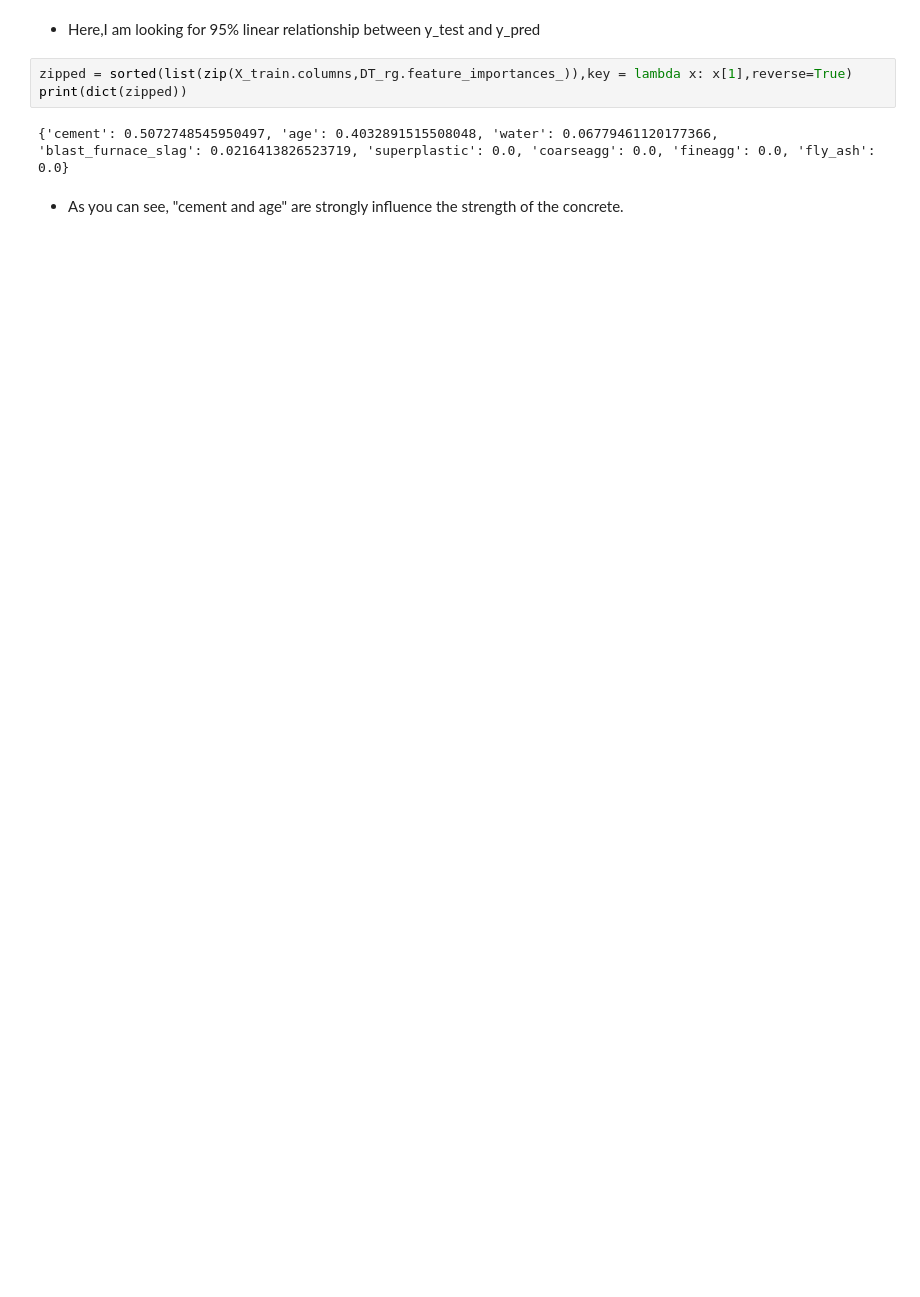
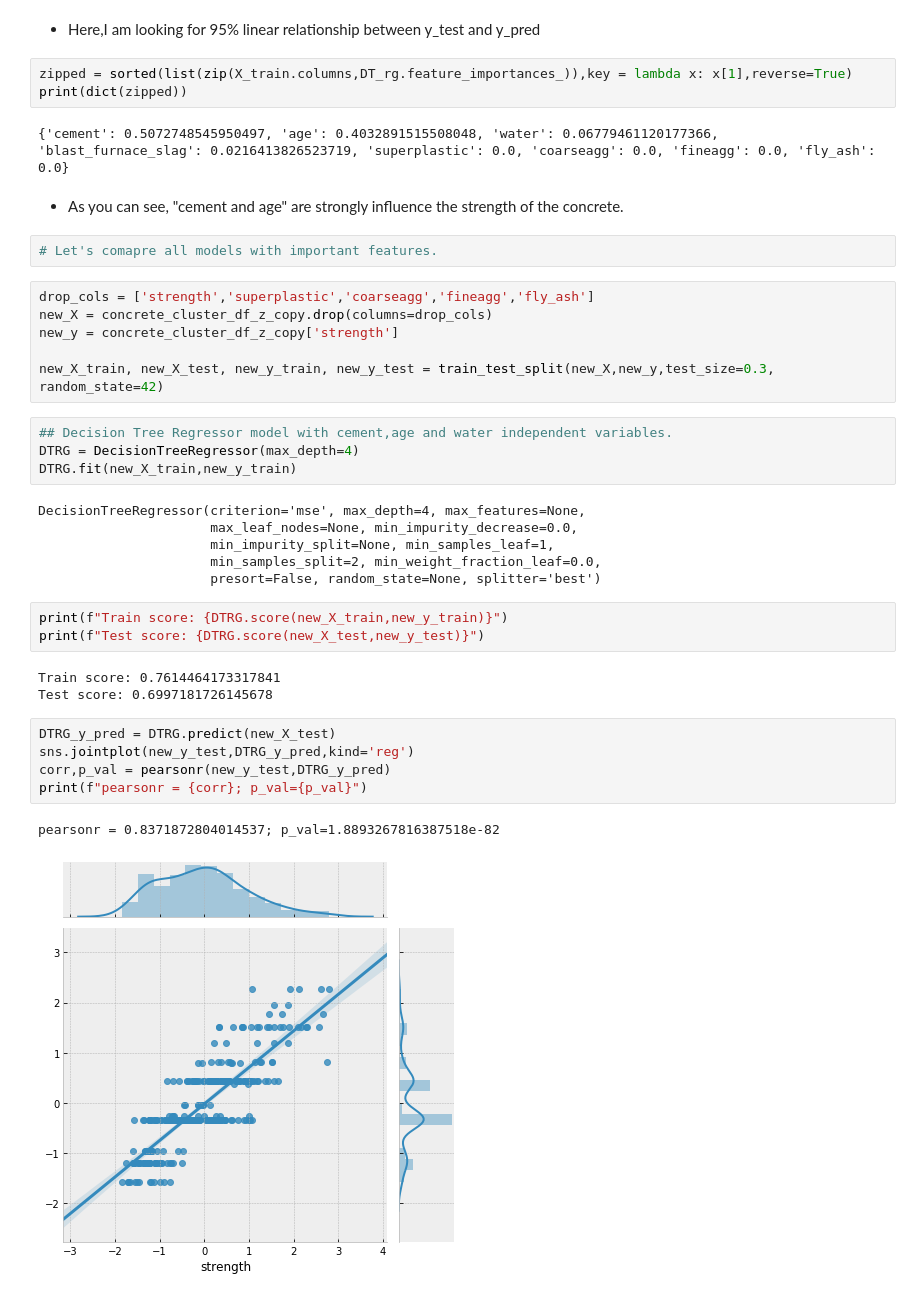
Before and after one commit to imanjunathn/FeatureEngineering, a Jupyter notebook: FMT.ipynb, the cells around one changed output. Drawn from its saved outputs; the diff is of its cells as text; blank space fills up the shorter version.

```diff
--- a/FMT.ipynb
+++ b/FMT.ipynb
@@ -573,3 +626,35 @@ print(dict(zipped))
 {'cement': 0.5072748545950497, 'age': 0.4032891515508048, 'water': 0.06779461120177366, 'blast_furnace_slag': 0.0216413826523719, 'superplastic': 0.0, 'coarseagg': 0.0, 'fineagg': 0.0, 'fly_ash': 0.0}
 # %% [markdown]
 * As you can see, "cement and age" are strongly influence the strength of the concrete.
+# %%
+# Let's comapre all models with important features.
+# %%
+drop_cols = ['strength','superplastic','coarseagg','fineagg','fly_ash']
+new_X = concrete_cluster_df_z_copy.drop(columns=drop_cols)
+new_y = concrete_cluster_df_z_copy['strength']
+
+new_X_train, new_X_test, new_y_train, new_y_test = train_test_split(new_X,new_y,test_size=0.3, random_state=42)
+# %%
+## Decision Tree Regressor model with cement,age and water independent variables.
+DTRG = DecisionTreeRegressor(max_depth=4)
+DTRG.fit(new_X_train,new_y_train)
+# %% [output]
+DecisionTreeRegressor(criterion='mse', max_depth=4, max_features=None,
+                      max_leaf_nodes=None, min_impurity_decrease=0.0,
+                      min_impurity_split=None, min_samples_leaf=1,
+                      min_samples_split=2, min_weight_fraction_leaf=0.0,
+                      presort=False, random_state=None, splitter='best')
+# %%
+print(f"Train score: {DTRG.score(new_X_train,new_y_train)}")
+print(f"Test score: {DTRG.score(new_X_test,new_y_test)}")
+# %% [output]
+Train score: 0.7614464173317841
+Test score: 0.6997181726145678
+# %%
+DTRG_y_pred = DTRG.predict(new_X_test)
+sns.jointplot(new_y_test,DTRG_y_pred,kind='reg')
+corr,p_val = pearsonr(new_y_test,DTRG_y_pred)
+print(f"pearsonr = {corr}; p_val={p_val}")
+# %% [output]
+pearsonr = 0.8371872804014537; p_val=1.8893267816387518e-82
+[figure, added]
```
Also changed, not shown: parts of 43 cells of this notebook.
